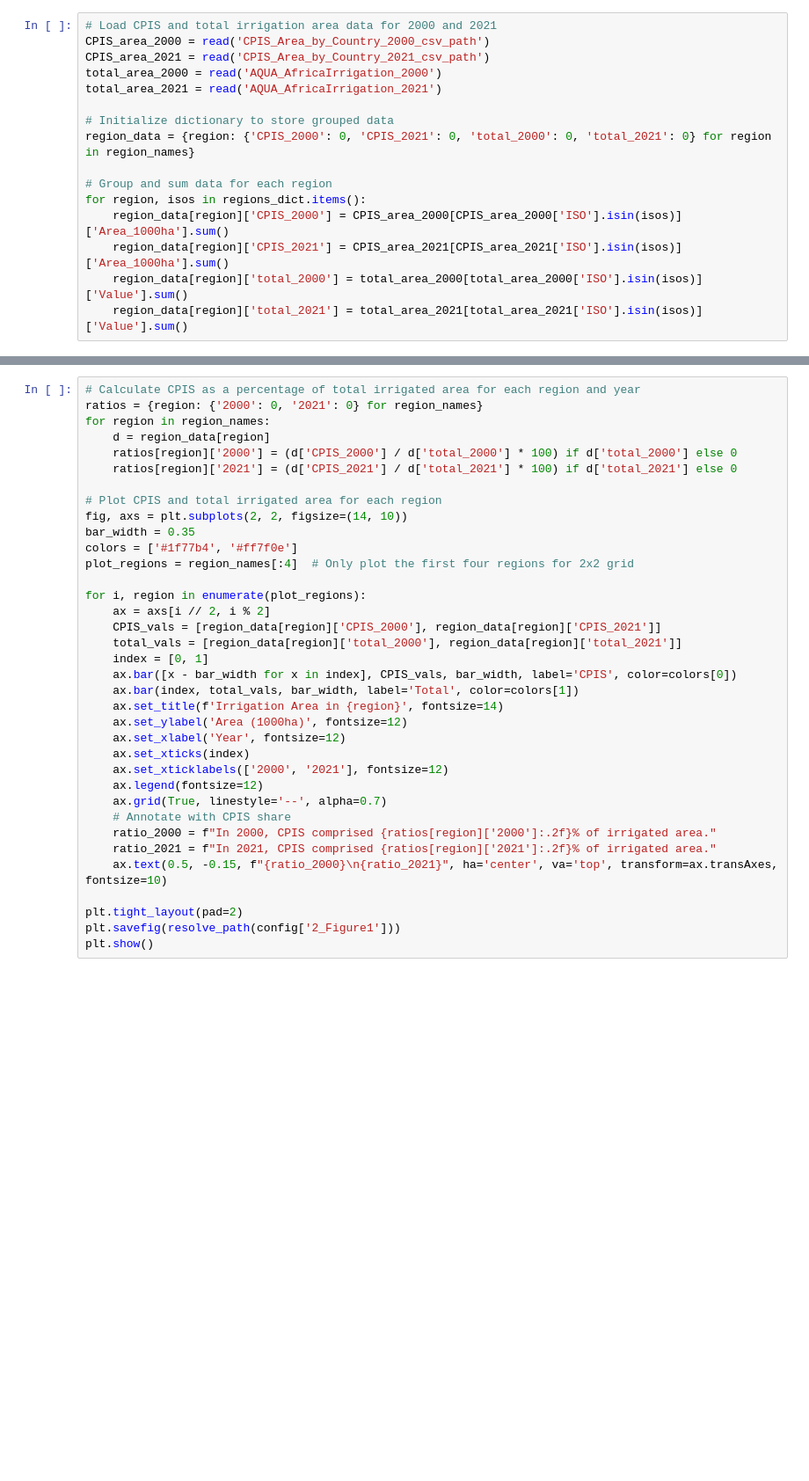
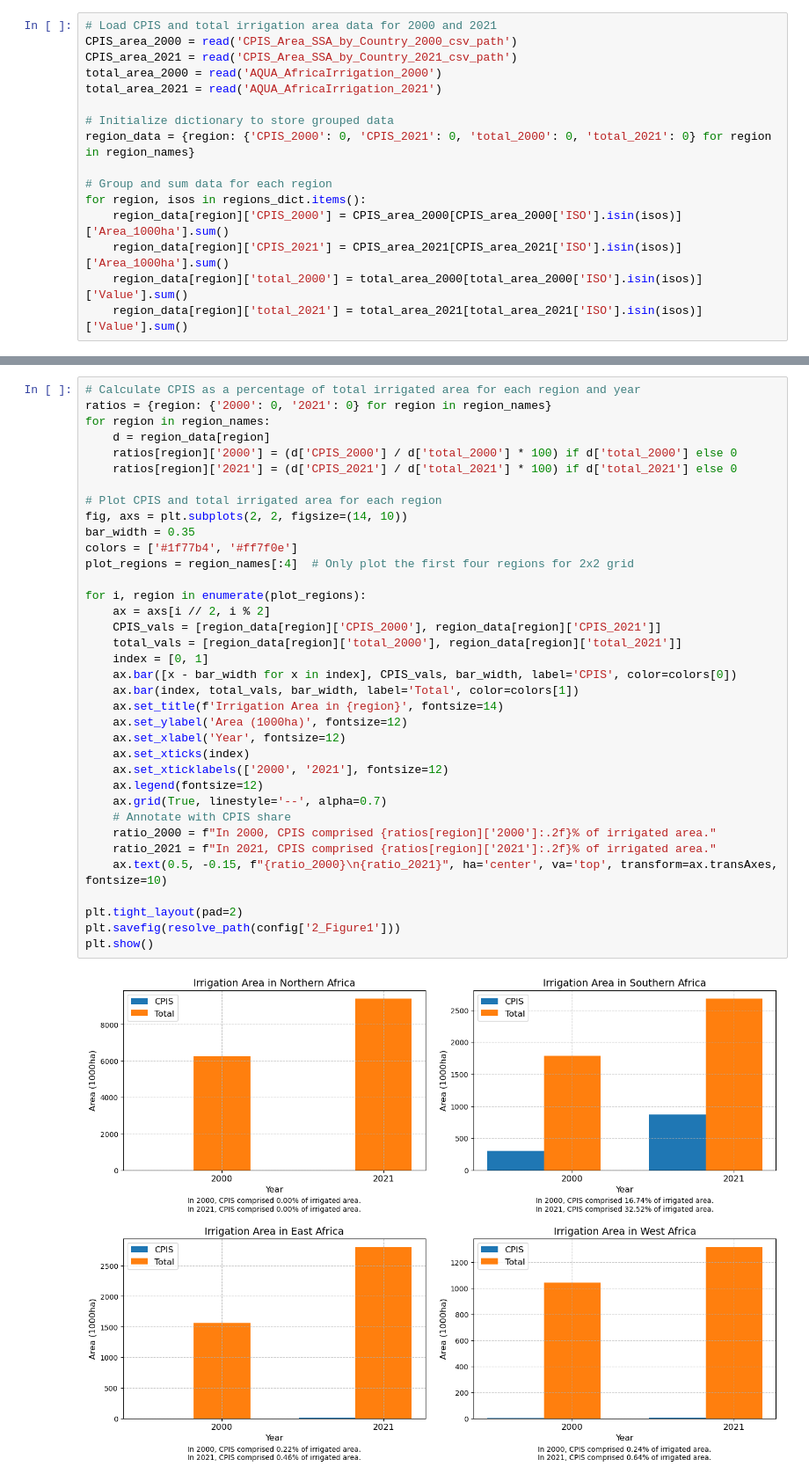
Before and after one commit to rellimylime/Africa_Irrigation, a Jupyter notebook: Code/1_analyze_data/2_CPIS_by_Region.ipynb, the cells around one changed output, grey strips where cells are left out. Shown at 88% size. Drawn from its saved outputs; the diff is of its cells as text; blank space fills up the shorter version.

```diff
--- a/Code/1_analyze_data/2_CPIS_by_Region.ipynb
+++ b/Code/1_analyze_data/2_CPIS_by_Region.ipynb
@@ -28,8 +30,8 @@ read = lambda config_str: pd.read_csv(resolve_path(config[config_str]))
 Read CPIS and total irrigation area data, then group and sum by region.
 # %%
 # Load CPIS and total irrigation area data for 2000 and 2021
-CPIS_area_2000 = read('CPIS_Area_by_Country_2000_csv_path')
-CPIS_area_2021 = read('CPIS_Area_by_Country_2021_csv_path')
+CPIS_area_2000 = read('CPIS_Area_SSA_by_Country_2000_csv_path')
+CPIS_area_2021 = read('CPIS_Area_SSA_by_Country_2021_csv_path')
 total_area_2000 = read('AQUA_AfricaIrrigation_2000')
 total_area_2021 = read('AQUA_AfricaIrrigation_2021')
 
@@ -62,37 +79,39 @@ for region in region_names:
 Calculate and visualize the share of irrigated land that is CPIS for each region and year.
 # %%
 # Calculate CPIS as a percentage of total irrigated area for each region and year
-ratios = {region: {'2000': 0, '2021': 0} for region_names}
+ratios = {region: {'2000': 0, '2021': 0} for region in region_names}
 for region in region_names:
     d = region_data[region]
     ratios[region]['2000'] = (d['CPIS_2000'] / d['total_2000'] * 100) if d['total_2000'] else 0
     ratios[region]['2021'] = (d['CPIS_2021'] / d['total_2021'] * 100) if d['total_2021'] else 0
 
 # Plot CPIS and total irrigated area for each region
 fig, axs = plt.subplots(2, 2, figsize=(14, 10))
 bar_width = 0.35
 colors = ['#1f77b4', '#ff7f0e']
 plot_regions = region_names[:4]  # Only plot the first four regions for 2x2 grid
 
 for i, region in enumerate(plot_regions):
     ax = axs[i // 2, i % 2]
     CPIS_vals = [region_data[region]['CPIS_2000'], region_data[region]['CPIS_2021']]
     total_vals = [region_data[region]['total_2000'], region_data[region]['total_2021']]
     index = [0, 1]
     ax.bar([x - bar_width for x in index], CPIS_vals, bar_width, label='CPIS', color=colors[0])
     ax.bar(index, total_vals, bar_width, label='Total', color=colors[1])
     ax.set_title(f'Irrigation Area in {region}', fontsize=14)
     ax.set_ylabel('Area (1000ha)', fontsize=12)
     ax.set_xlabel('Year', fontsize=12)
     ax.set_xticks(index)
     ax.set_xticklabels(['2000', '2021'], fontsize=12)
     ax.legend(fontsize=12)
     ax.grid(True, linestyle='--', alpha=0.7)
     # Annotate with CPIS share
     ratio_2000 = f"In 2000, CPIS comprised {ratios[region]['2000']:.2f}% of irrigated area."
     ratio_2021 = f"In 2021, CPIS comprised {ratios[region]['2021']:.2f}% of irrigated area."
     ax.text(0.5, -0.15, f"{ratio_2000}\n{ratio_2021}", ha='center', va='top', transform=ax.transAxes, fontsize=10)
 
 plt.tight_layout(pad=2)
 plt.savefig(resolve_path(config['2_Figure1']))
 plt.show()
+# %% [output]
+[figure, added]
```
Also changed, not shown: parts of 6 cells of this notebook, 11 other files.
